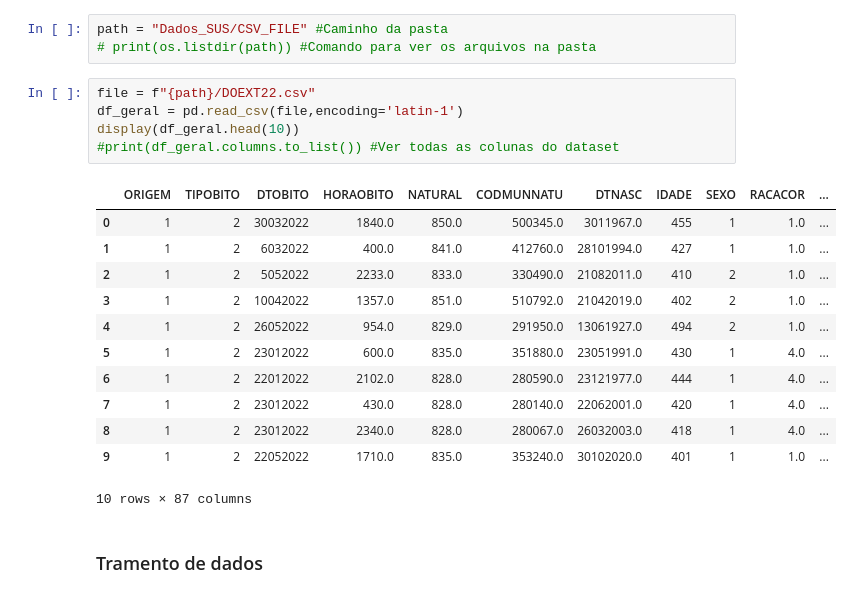
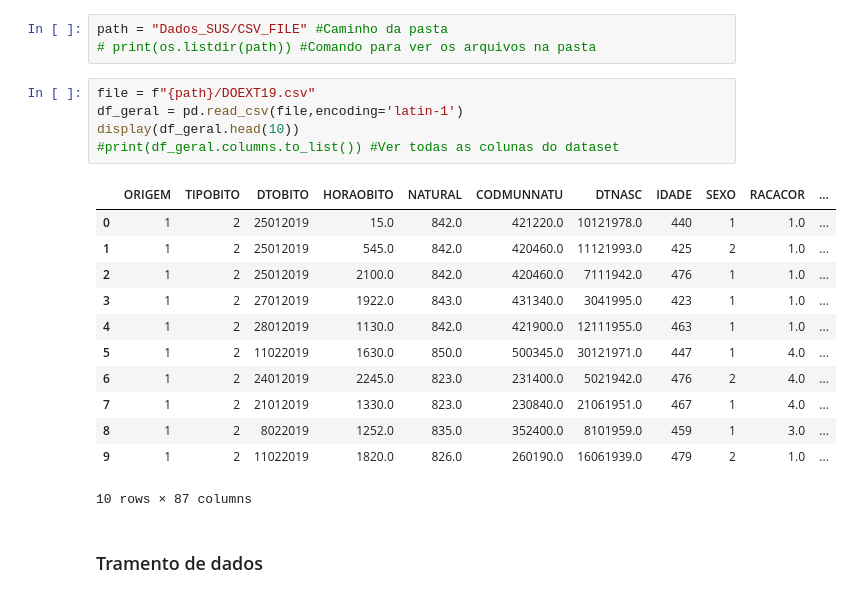
Before and after one commit to JeanPonte/ProjectETE_S, a Jupyter notebook: Code_S.ipynb, the cells around one changed output. Drawn from its saved outputs; the diff is of its cells as text.

```diff
--- a/Code_S.ipynb
+++ b/Code_S.ipynb
@@ -15,22 +15,22 @@ Já que os conjuntos de dados (Datasets) contém bastante dados, vou usar apenas
 path = "Dados_SUS/CSV_FILE" #Caminho da pasta
 # print(os.listdir(path)) #Comando para ver os arquivos na pasta
 # %%
-file = f"{path}/DOEXT22.csv"
+file = f"{path}/DOEXT19.csv"
 df_geral = pd.read_csv(file,encoding='latin-1')
 display(df_geral.head(10))
 #print(df_geral.columns.to_list()) #Ver todas as colunas do dataset
 # %% [output]
 |  | ORIGEM | TIPOBITO | DTOBITO | HORAOBITO | NATURAL | CODMUNNATU | DTNASC | IDADE | SEXO | RACACOR | ... |
-| 0 | 1 | 2 | 30032022 | 1840.0 | 850.0 | 500345.0 | 3011967.0 | 455 | 1 | 1.0 | ... |
-| 1 | 1 | 2 | 6032022 | 400.0 | 841.0 | 412760.0 | 28101994.0 | 427 | 1 | 1.0 | ... |
-| 2 | 1 | 2 | 5052022 | 2233.0 | 833.0 | 330490.0 | 21082011.0 | 410 | 2 | 1.0 | ... |
-| 3 | 1 | 2 | 10042022 | 1357.0 | 851.0 | 510792.0 | 21042019.0 | 402 | 2 | 1.0 | ... |
-| 4 | 1 | 2 | 26052022 | 954.0 | 829.0 | 291950.0 | 13061927.0 | 494 | 2 | 1.0 | ... |
-| 5 | 1 | 2 | 23012022 | 600.0 | 835.0 | 351880.0 | 23051991.0 | 430 | 1 | 4.0 | ... |
-| 6 | 1 | 2 | 22012022 | 2102.0 | 828.0 | 280590.0 | 23121977.0 | 444 | 1 | 4.0 | ... |
-| 7 | 1 | 2 | 23012022 | 430.0 | 828.0 | 280140.0 | 22062001.0 | 420 | 1 | 4.0 | ... |
-| 8 | 1 | 2 | 23012022 | 2340.0 | 828.0 | 280067.0 | 26032003.0 | 418 | 1 | 4.0 | ... |
-| 9 | 1 | 2 | 22052022 | 1710.0 | 835.0 | 353240.0 | 30102020.0 | 401 | 1 | 1.0 | ... |
+| 0 | 1 | 2 | 25012019 | 15.0 | 842.0 | 421220.0 | 10121978.0 | 440 | 1 | 1.0 | ... |
+| 1 | 1 | 2 | 25012019 | 545.0 | 842.0 | 420460.0 | 11121993.0 | 425 | 2 | 1.0 | ... |
+| 2 | 1 | 2 | 25012019 | 2100.0 | 842.0 | 420460.0 | 7111942.0 | 476 | 1 | 1.0 | ... |
+| 3 | 1 | 2 | 27012019 | 1922.0 | 843.0 | 431340.0 | 3041995.0 | 423 | 1 | 1.0 | ... |
+| 4 | 1 | 2 | 28012019 | 1130.0 | 842.0 | 421900.0 | 12111955.0 | 463 | 1 | 1.0 | ... |
+| 5 | 1 | 2 | 11022019 | 1630.0 | 850.0 | 500345.0 | 30121971.0 | 447 | 1 | 4.0 | ... |
+| 6 | 1 | 2 | 24012019 | 2245.0 | 823.0 | 231400.0 | 5021942.0 | 476 | 2 | 4.0 | ... |
+| 7 | 1 | 2 | 21012019 | 1330.0 | 823.0 | 230840.0 | 21061951.0 | 467 | 1 | 4.0 | ... |
+| 8 | 1 | 2 | 8022019 | 1252.0 | 835.0 | 352400.0 | 8101959.0 | 459 | 1 | 3.0 | ... |
+| 9 | 1 | 2 | 11022019 | 1820.0 | 826.0 | 260190.0 | 16061939.0 | 479 | 2 | 1.0 | ... |
 10 rows × 87 columns
 # %% [markdown]
 ### Tramento de dados
```
Also changed, not shown: parts of 21 cells of this notebook.
